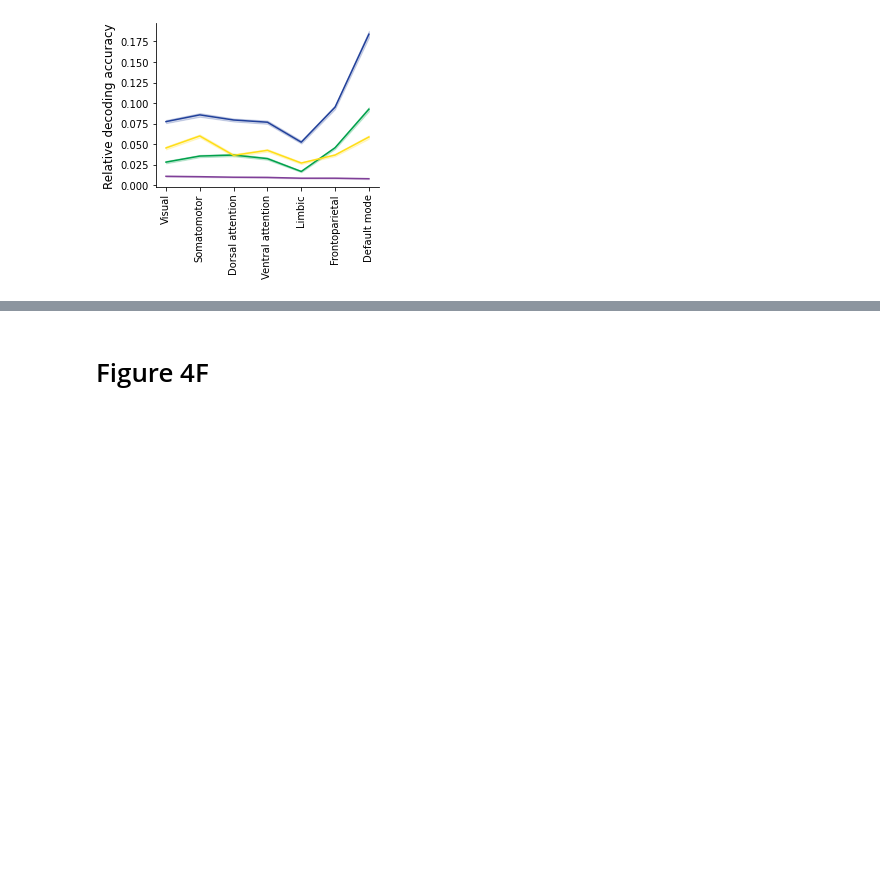
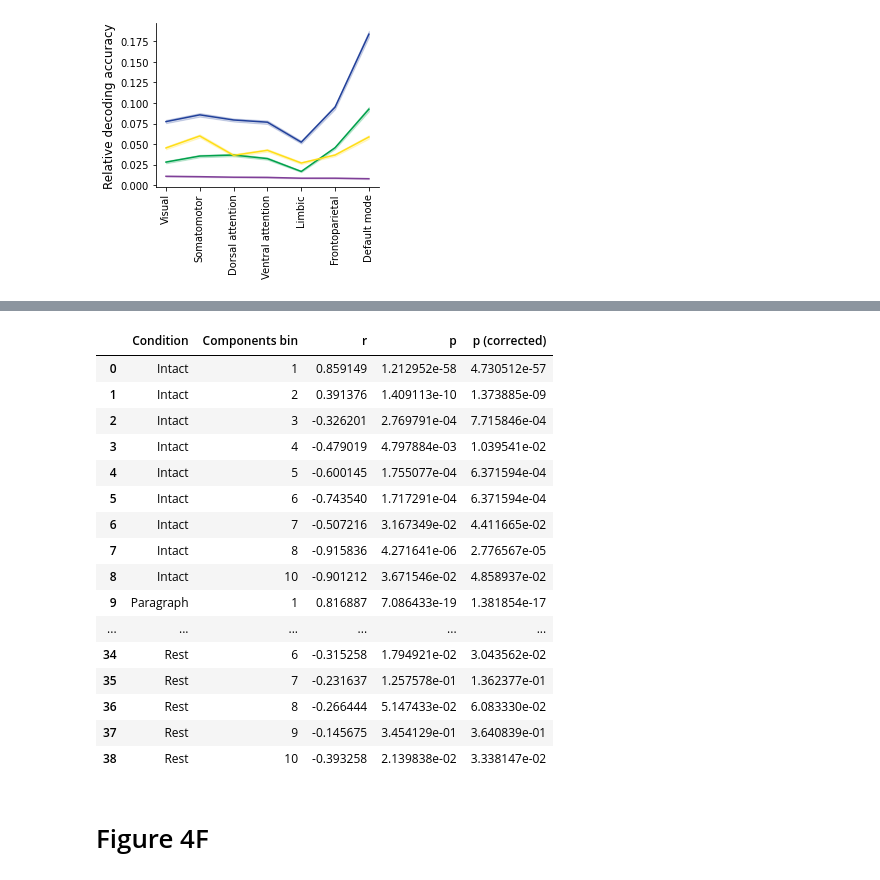
Before and after one commit to ContextLab/pca_paper, a Jupyter notebook: code/notebooks/network_analyses.ipynb, the cells around one changed output, grey strips where cells are left out. Cells and saved outputs as stored; diff of their text form; code cells hidden in the pictures; blank space fills up the shorter version.

```diff
--- a/code/notebooks/network_analyses.ipynb
+++ b/code/notebooks/network_analyses.ipynb
@@ -348,3 +420,23 @@ fig.savefig(os.path.join(figdir, 'decoding_by_network.pdf'), bbox_inches='tight'
+# %%
+correlations
+# %% [output]
+|  | Condition | Components bin | r | p | p (corrected) |
+| 0 | Intact | 1 | 0.859149 | 1.212952e-58 | 4.730512e-57 |
+| 1 | Intact | 2 | 0.391376 | 1.409113e-10 | 1.373885e-09 |
+| 2 | Intact | 3 | -0.326201 | 2.769791e-04 | 7.715846e-04 |
+| 3 | Intact | 4 | -0.479019 | 4.797884e-03 | 1.039541e-02 |
+| 4 | Intact | 5 | -0.600145 | 1.755077e-04 | 6.371594e-04 |
+| 5 | Intact | 6 | -0.743540 | 1.717291e-04 | 6.371594e-04 |
+| 6 | Intact | 7 | -0.507216 | 3.167349e-02 | 4.411665e-02 |
+| 7 | Intact | 8 | -0.915836 | 4.271641e-06 | 2.776567e-05 |
+| 8 | Intact | 10 | -0.901212 | 3.671546e-02 | 4.858937e-02 |
+| 9 | Paragraph | 1 | 0.816887 | 7.086433e-19 | 1.381854e-17 |
+| ... | ... | ... | ... | ... | ... |
+| 34 | Rest | 6 | -0.315258 | 1.794921e-02 | 3.043562e-02 |
+| 35 | Rest | 7 | -0.231637 | 1.257578e-01 | 1.362377e-01 |
+| 36 | Rest | 8 | -0.266444 | 5.147433e-02 | 6.083330e-02 |
+| 37 | Rest | 9 | -0.145675 | 3.454129e-01 | 3.640839e-01 |
+| 38 | Rest | 10 | -0.393258 | 2.139838e-02 | 3.338147e-02 |
 # %% [markdown]
 # Figure 4F
 # %%
```
Also changed, not shown: parts of 7 cells of this notebook, 10 other files.
